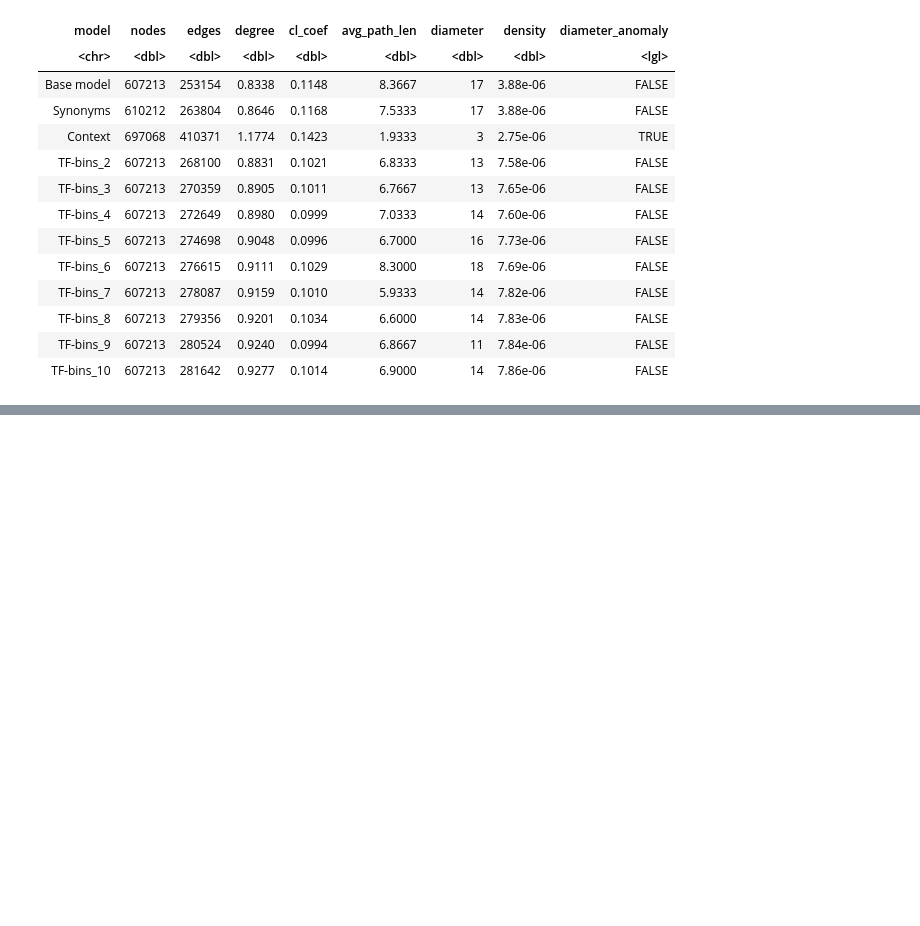
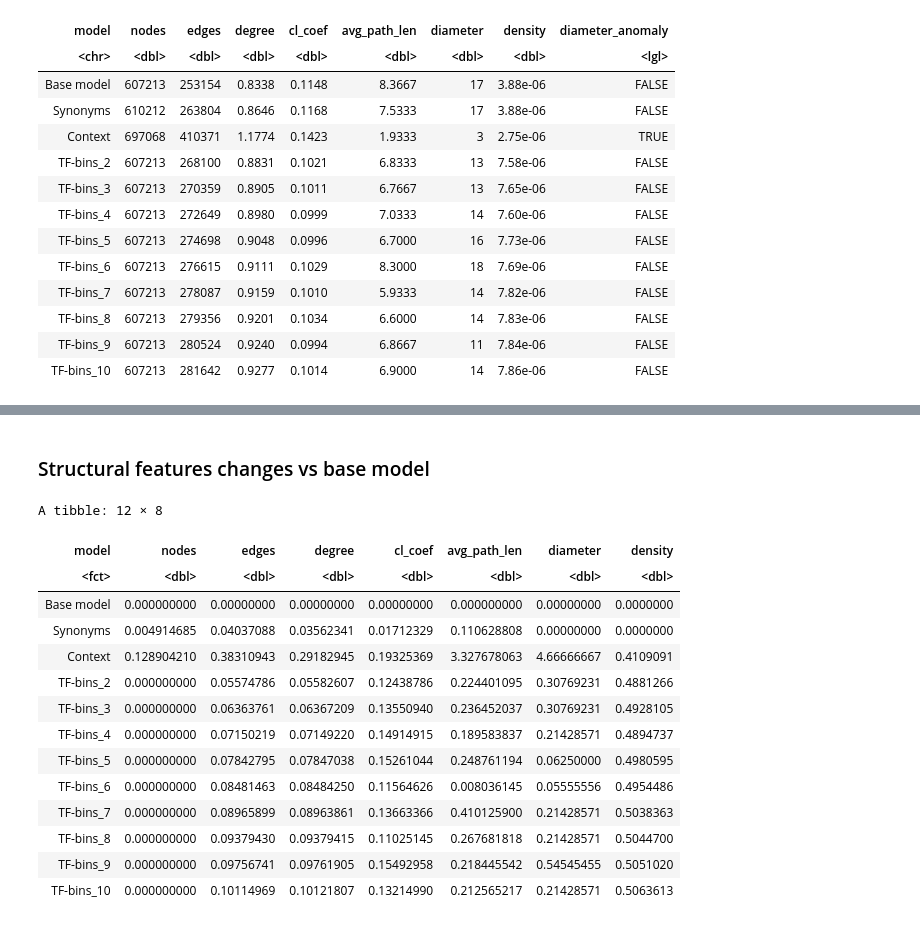
Before and after one commit to feup-infolab/army-ant, a Jupyter notebook: notebooks/hypergraph_of_entity/hypergraph_of_entity-model_compare.ipynb, the cells around one changed output, grey strips where cells are left out. Drawn from its saved outputs; the diff is of its cells as text; code cells hidden in the pictures; blank space fills up the shorter version.

```diff
--- a/notebooks/hypergraph_of_entity/hypergraph_of_entity-model_compare.ipynb
+++ b/notebooks/hypergraph_of_entity/hypergraph_of_entity-model_compare.ipynb
@@ -218,0 +234,32 @@ A spec_tbl_df: 12 × 9
+# %% [markdown]
+### Structural features changes vs base model
+# %%
+struct_feat_norm <- as.matrix(struct_feat[, 2:ncol(struct_feat)])
+
+struct_feat_norm <- sapply(1:ncol(struct_feat_norm), function(j) {
+    sapply(1:nrow(struct_feat_norm), function(i) {
+        abs((struct_feat_norm[i, j] - struct_feat_norm[1, j]) / struct_feat_norm[i, j])
+    })
+})
+
+rownames(struct_feat_norm) <- NULL
+colnames(struct_feat_norm) <- names(struct_feat)[2:ncol(struct_feat)]
+
+struct_feat_norm <- as.tibble(cbind(model=struct_feat$model, as.data.frame(struct_feat_norm)))
+struct_feat_norm
+# %% [output]
+A tibble: 12 × 8
+| model | nodes | edges | degree | cl_coef | avg_path_len | diameter | density |
+| <fct> | <dbl> | <dbl> | <dbl> | <dbl> | <dbl> | <dbl> | <dbl> |
+| Base model | 0.000000000 | 0.00000000 | 0.00000000 | 0.00000000 | 0.000000000 | 0.00000000 | 0.0000000 |
+| Synonyms | 0.004914685 | 0.04037088 | 0.03562341 | 0.01712329 | 0.110628808 | 0.00000000 | 0.0000000 |
+| Context | 0.128904210 | 0.38310943 | 0.29182945 | 0.19325369 | 3.327678063 | 4.66666667 | 0.4109091 |
+| TF-bins_2 | 0.000000000 | 0.05574786 | 0.05582607 | 0.12438786 | 0.224401095 | 0.30769231 | 0.4881266 |
+| TF-bins_3 | 0.000000000 | 0.06363761 | 0.06367209 | 0.13550940 | 0.236452037 | 0.30769231 | 0.4928105 |
+| TF-bins_4 | 0.000000000 | 0.07150219 | 0.07149220 | 0.14914915 | 0.189583837 | 0.21428571 | 0.4894737 |
+| TF-bins_5 | 0.000000000 | 0.07842795 | 0.07847038 | 0.15261044 | 0.248761194 | 0.06250000 | 0.4980595 |
+| TF-bins_6 | 0.000000000 | 0.08481463 | 0.08484250 | 0.11564626 | 0.008036145 | 0.05555556 | 0.4954486 |
+| TF-bins_7 | 0.000000000 | 0.08965899 | 0.08963861 | 0.13663366 | 0.410125900 | 0.21428571 | 0.5038363 |
+| TF-bins_8 | 0.000000000 | 0.09379430 | 0.09379415 | 0.11025145 | 0.267681818 | 0.21428571 | 0.5044700 |
+| TF-bins_9 | 0.000000000 | 0.09756741 | 0.09761905 | 0.15492958 | 0.218445542 | 0.54545455 | 0.5051020 |
+| TF-bins_10 | 0.000000000 | 0.10114969 | 0.10121807 | 0.13214990 | 0.212565217 | 0.21428571 | 0.5063613 |
```
Also changed, not shown: parts of 4 cells of this notebook.
